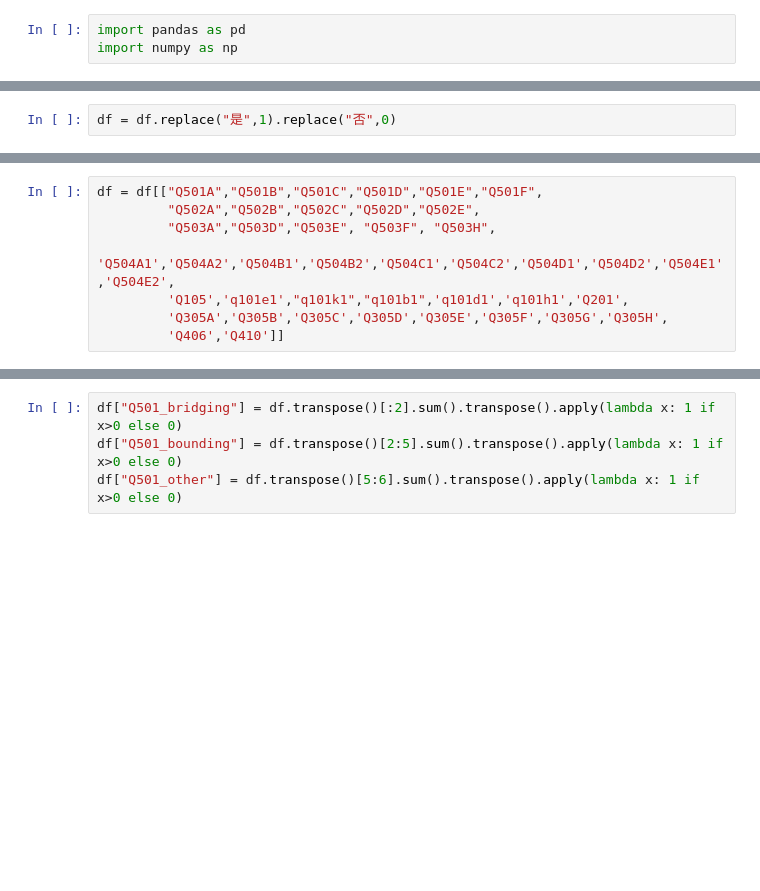
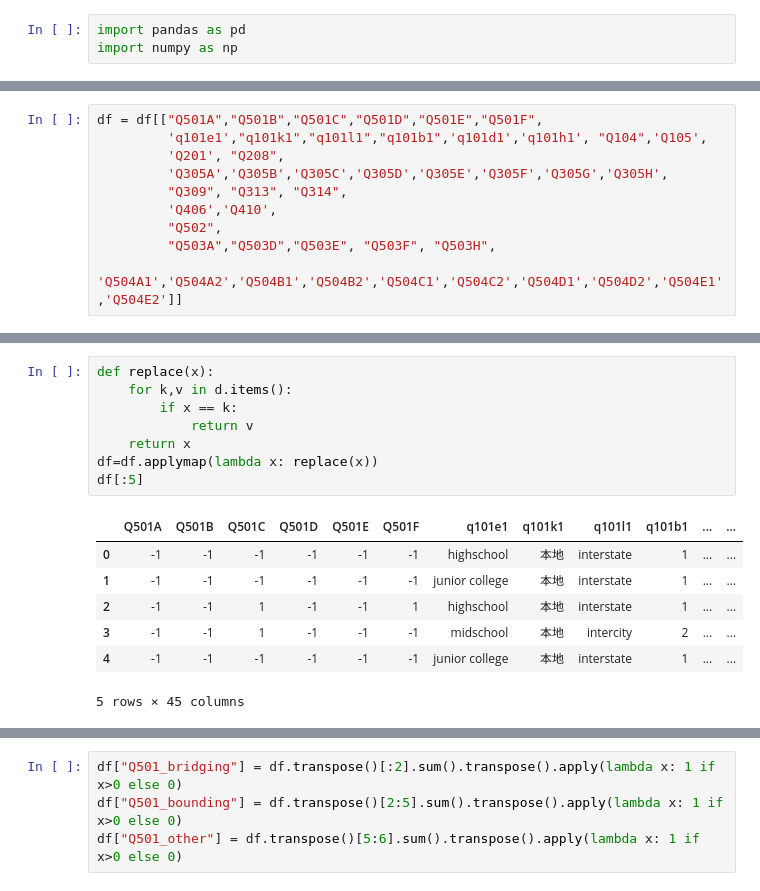
Before and after one commit to ningkko/socialinclusion, a Jupyter notebook: data formatter.ipynb, the cells around one changed output, grey strips where cells are left out. Saved outputs shown, nothing was run; the diff lists cells and outputs as text; blank space fills up the shorter version.

```diff
--- a/data formatter.ipynb
+++ b/data formatter.ipynb
@@ -23,2 +16,0 @@ df=df_original
-# %%
-df = df.replace("是",1).replace("否",0)
@@ -61,8 +43,10 @@ array([0])
 # %%
 df = df[["Q501A","Q501B","Q501C","Q501D","Q501E","Q501F",
-         "Q502A","Q502B","Q502C","Q502D","Q502E",
+         'q101e1',"q101k1","q101l1","q101b1",'q101d1','q101h1', "Q104",'Q105',
+         'Q201', "Q208",
+         'Q305A','Q305B','Q305C','Q305D','Q305E','Q305F','Q305G','Q305H',
+         "Q309", "Q313", "Q314",
+         'Q406','Q410',
+         "Q502",
          "Q503A","Q503D","Q503E", "Q503F", "Q503H",
-         'Q504A1','Q504A2','Q504B1','Q504B2','Q504C1','Q504C2','Q504D1','Q504D2','Q504E1','Q504E2',
-         'Q105','q101e1',"q101k1","q101b1",'q101d1','q101h1','Q201',
-         'Q305A','Q305B','Q305C','Q305D','Q305E','Q305F','Q305G','Q305H',
-         'Q406','Q410']]
+         'Q504A1','Q504A2','Q504B1','Q504B2','Q504C1','Q504C2','Q504D1','Q504D2','Q504E1','Q504E2']]
@@ -68,0 +136,16 @@ df = df[["Q501A","Q501B","Q501C","Q501D","Q501E","Q501F",
+# %%
+def replace(x):
+    for k,v in d.items():
+        if x == k:
+            return v
+    return x
+df=df.applymap(lambda x: replace(x))
+df[:5]
+# %% [output]
+|  | Q501A | Q501B | Q501C | Q501D | Q501E | Q501F | q101e1 | q101k1 | q101l1 | q101b1 | ... | ... |
+| 0 | -1 | -1 | -1 | -1 | -1 | -1 | highschool | 本地 | interstate | 1 | ... | ... |
+| 1 | -1 | -1 | -1 | -1 | -1 | -1 | junior college | 本地 | interstate | 1 | ... | ... |
+| 2 | -1 | -1 | 1 | -1 | -1 | 1 | highschool | 本地 | interstate | 1 | ... | ... |
+| 3 | -1 | -1 | 1 | -1 | -1 | -1 | midschool | 本地 | intercity | 2 | ... | ... |
+| 4 | -1 | -1 | -1 | -1 | -1 | -1 | junior college | 本地 | interstate | 1 | ... | ... |
+5 rows × 45 columns
```
Also changed, not shown: parts of 39 cells of this notebook, 4 other files.
